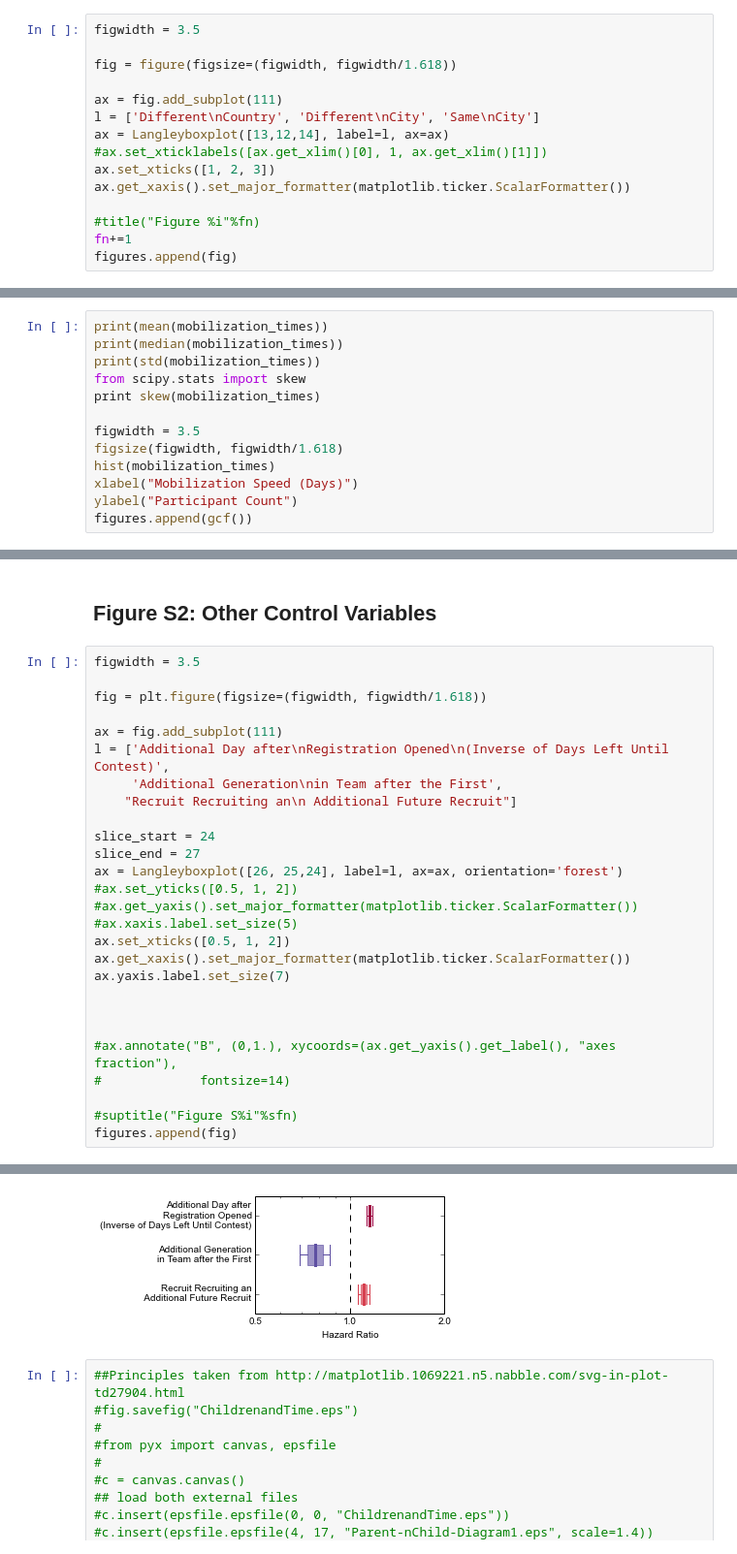
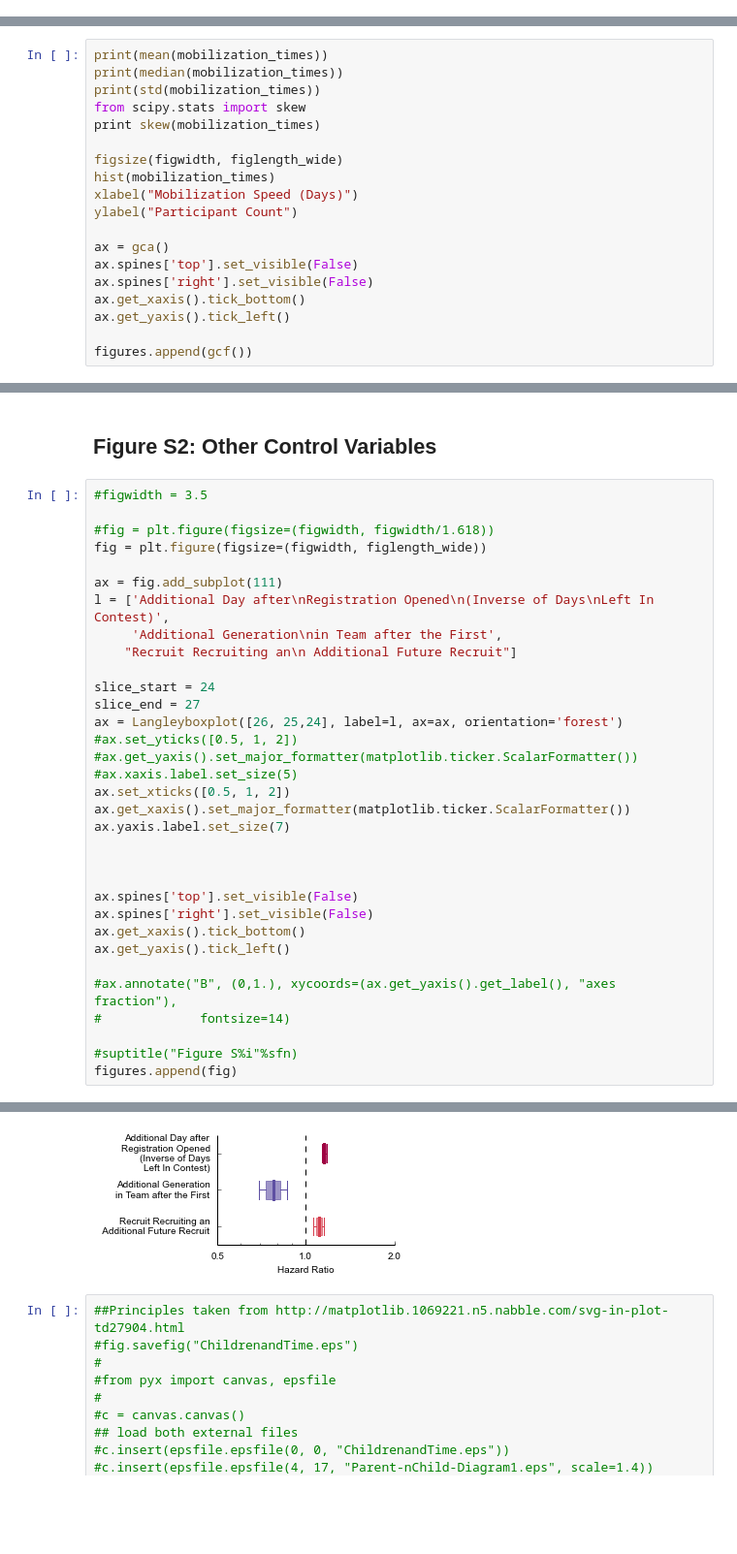
Before and after one commit to jeffalstott/Langley, a Jupyter notebook: Langley_Model.ipynb, the cells around one changed output, grey strips where cells are left out. Shown: that part at 97% size. Saved outputs shown, nothing was run; the diff lists cells and outputs as text; blank space fills up the shorter version.

```diff
--- a/Langley_Model.ipynb
+++ b/Langley_Model.ipynb
@@ -543,15 +866,0 @@ Figure 4
-# %%
-figwidth = 3.5
-
-fig = figure(figsize=(figwidth, figwidth/1.618))
-
-ax = fig.add_subplot(111)
-l = ['Different\nCountry', 'Different\nCity', 'Same\nCity']
-ax = Langleyboxplot([13,12,14], label=l, ax=ax)
-#ax.set_xticklabels([ax.get_xlim()[0], 1, ax.get_xlim()[1]])
-ax.set_xticks([1, 2, 3])
-ax.get_xaxis().set_major_formatter(matplotlib.ticker.ScalarFormatter())
-
-#title("Figure %i"%fn)
-fn+=1
-figures.append(fig)
@@ -827,11 +880,17 @@ print(std(mobilization_times))
 from scipy.stats import skew
 print skew(mobilization_times)
 
-figwidth = 3.5
-figsize(figwidth, figwidth/1.618)
+figsize(figwidth, figlength_wide)
 hist(mobilization_times)
 xlabel("Mobilization Speed (Days)")
 ylabel("Participant Count")
+
+ax = gca()
+ax.spines['top'].set_visible(False)
+ax.spines['right'].set_visible(False)
+ax.get_xaxis().tick_bottom()
+ax.get_yaxis().tick_left()
+
 figures.append(gcf())
 # %% [output]
 6.73429829968
@@ -903,36 +940,42 @@ plot(zph[target_variables])
 Figure S2: Other Control Variables
 ----
 # %%
-figwidth = 3.5
+#figwidth = 3.5
 
-fig = plt.figure(figsize=(figwidth, figwidth/1.618))
+#fig = plt.figure(figsize=(figwidth, figwidth/1.618))
+fig = plt.figure(figsize=(figwidth, figlength_wide))
 
 ax = fig.add_subplot(111)
-l = ['Additional Day after\nRegistration Opened\n(Inverse of Days Left Until Contest)',
+l = ['Additional Day after\nRegistration Opened\n(Inverse of Days\nLeft In Contest)',
      'Additional Generation\nin Team after the First',
     "Recruit Recruiting an\n Additional Future Recruit"]
 
 slice_start = 24
 slice_end = 27
 ax = Langleyboxplot([26, 25,24], label=l, ax=ax, orientation='forest')
 #ax.set_yticks([0.5, 1, 2])
 #ax.get_yaxis().set_major_formatter(matplotlib.ticker.ScalarFormatter())
 #ax.xaxis.label.set_size(5)
 ax.set_xticks([0.5, 1, 2])
 ax.get_xaxis().set_major_formatter(matplotlib.ticker.ScalarFormatter())
 ax.yaxis.label.set_size(7)
 
 
 
+ax.spines['top'].set_visible(False)
+ax.spines['right'].set_visible(False)
+ax.get_xaxis().tick_bottom()
+ax.get_yaxis().tick_left()
+
 #ax.annotate("B", (0,1.), xycoords=(ax.get_yaxis().get_label(), "axes fraction"),
 #             fontsize=14)
 
 #suptitle("Figure S%i"%sfn)
 figures.append(fig)
 # %% [output]
 ['Recruiter_Join_Date_Numeric_Days' 'Recruitment_Generation'
  'Number_of_Recruits']
-[figure, old version]
+[figure, new version]
 # %%
 ##Principles taken from http://matplotlib.1069221.n5.nabble.com/svg-in-plot-td27904.html
 #fig.savefig("ChildrenandTime.eps")
```
Also changed, not shown: parts of 20 cells of this notebook, 2 other files.
